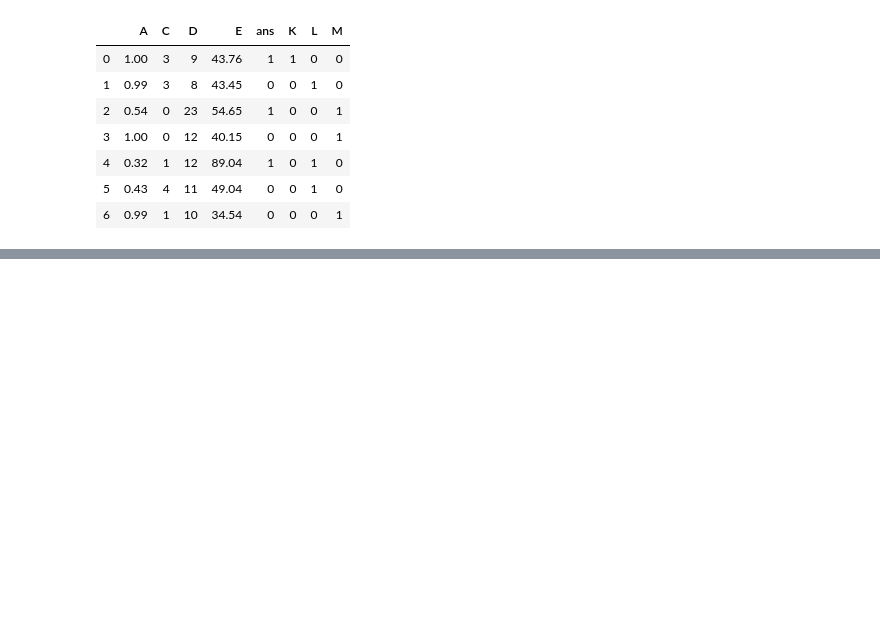
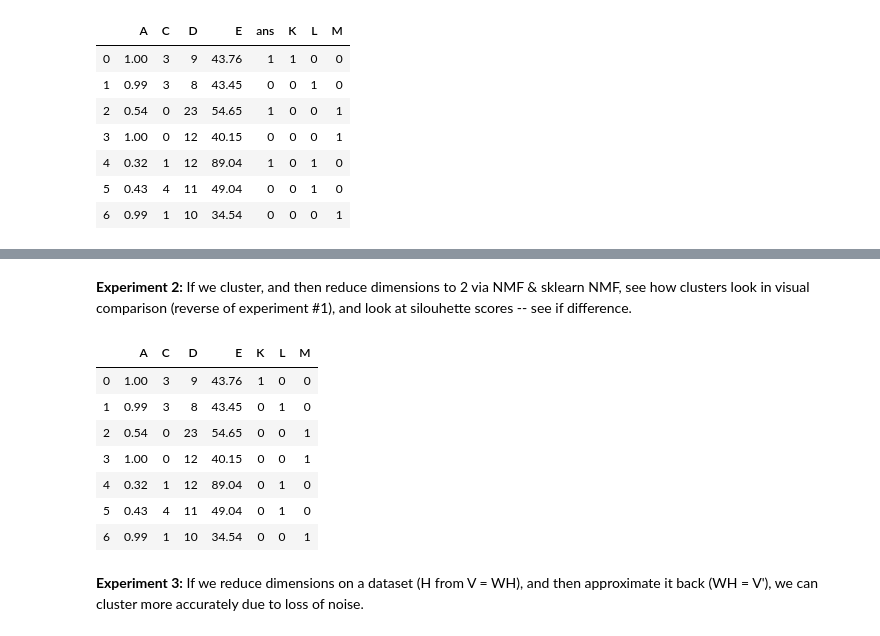
Before and after one commit to QColeman97/NMF-All-Stars, a Jupyter notebook: nmf_quinn.ipynb, the cells around one changed output, grey strips where cells are left out. Saved outputs shown, nothing was run; the diff lists cells and outputs as text; code cells hidden in the pictures; blank space fills up the shorter version.

```diff
--- a/nmf_quinn.ipynb
+++ b/nmf_quinn.ipynb
@@ -234,0 +222,18 @@ array([[0.41009287, 0.31644251],
+# %% [markdown]
+**Experiment 2:** If we cluster, and then reduce dimensions to 2 via NMF & sklearn NMF, see how clusters look in visual comparison (reverse of experiment #1), and look at silouhette scores -- see if difference.
+# %%
+kmeans.fit(X)
+clusters = pd.Series(kmeans.labels_)
+
+X
+# %% [output]
+|  | A | C | D | E | K | L | M |
+| 0 | 1.00 | 3 | 9 | 43.76 | 1 | 0 | 0 |
+| 1 | 0.99 | 3 | 8 | 43.45 | 0 | 1 | 0 |
+| 2 | 0.54 | 0 | 23 | 54.65 | 0 | 0 | 1 |
+| 3 | 1.00 | 0 | 12 | 40.15 | 0 | 0 | 1 |
+| 4 | 0.32 | 1 | 12 | 89.04 | 0 | 1 | 0 |
+| 5 | 0.43 | 4 | 11 | 49.04 | 0 | 1 | 0 |
+| 6 | 0.99 | 1 | 10 | 34.54 | 0 | 0 | 1 |
+# %% [markdown]
+**Experiment 3:** If we reduce dimensions on a dataset (H from V = WH), and then approximate it back (WH = V'), we can cluster more accurately due to loss of noise.
```
Also changed, not shown: parts of 5 cells of this notebook, 1 other file.
